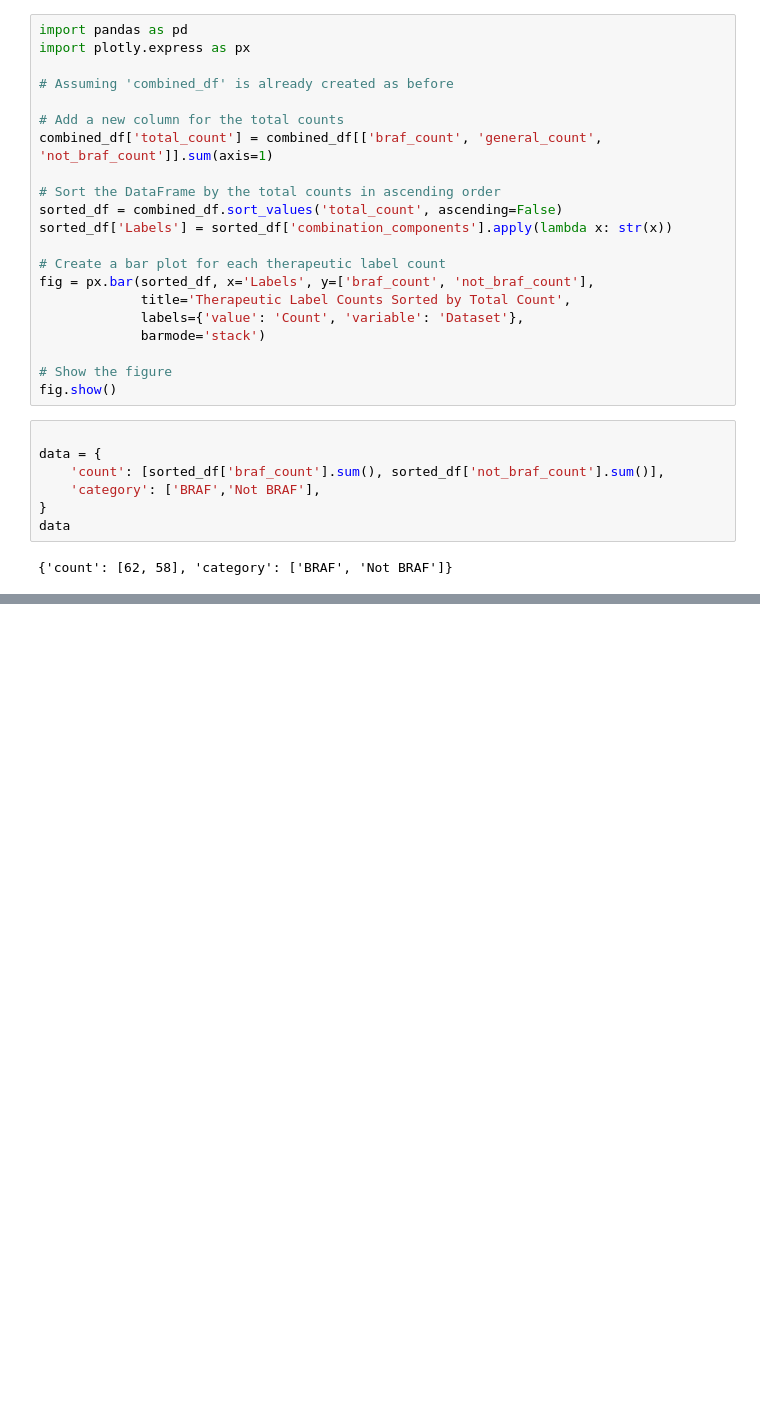
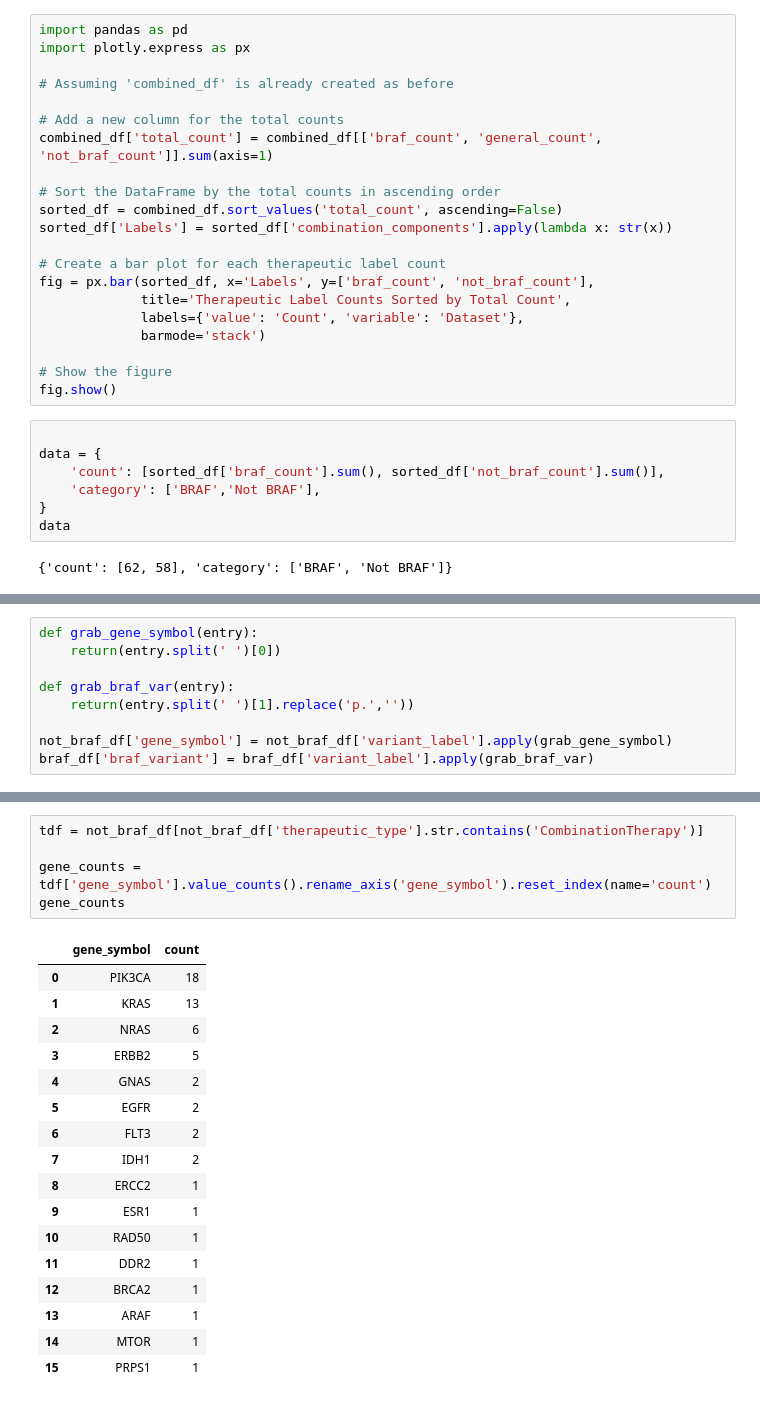
Before and after one commit to cancervariants/metakb, a Jupyter notebook: notebooks/therapeutics.ipynb, the cells around one changed output, grey strips where cells are left out. Drawn from its saved outputs; the diff is of its cells as text; blank space fills up the shorter version.

Commit message:
therapeutics analysis largely done, TODO: reorganize and cleanup

```diff
--- a/notebooks/therapeutics.ipynb
+++ b/notebooks/therapeutics.ipynb
@@ -535,0 +545,9 @@ fig.show()
+# %%
+def grab_gene_symbol(entry):
+    return(entry.split(' ')[0])
+
+def grab_braf_var(entry):
+    return(entry.split(' ')[1].replace('p.',''))
+
+not_braf_df['gene_symbol'] = not_braf_df['variant_label'].apply(grab_gene_symbol)
+braf_df['braf_variant'] = braf_df['variant_label'].apply(grab_braf_var)
@@ -535,0 +580,23 @@ fig.show()
+# %%
+tdf = not_braf_df[not_braf_df['therapeutic_type'].str.contains('CombinationTherapy')]
+
+gene_counts = tdf['gene_symbol'].value_counts().rename_axis('gene_symbol').reset_index(name='count')
+gene_counts
+# %% [output]
+|  | gene_symbol | count |
+| 0 | PIK3CA | 18 |
+| 1 | KRAS | 13 |
+| 2 | NRAS | 6 |
+| 3 | ERBB2 | 5 |
+| 4 | GNAS | 2 |
+| 5 | EGFR | 2 |
+| 6 | FLT3 | 2 |
+| 7 | IDH1 | 2 |
+| 8 | ERCC2 | 1 |
+| 9 | ESR1 | 1 |
+| 10 | RAD50 | 1 |
+| 11 | DDR2 | 1 |
+| 12 | BRCA2 | 1 |
+| 13 | ARAF | 1 |
+| 14 | MTOR | 1 |
+| 15 | PRPS1 | 1 |
```
Also changed, not shown: parts of 9 cells of this notebook.
